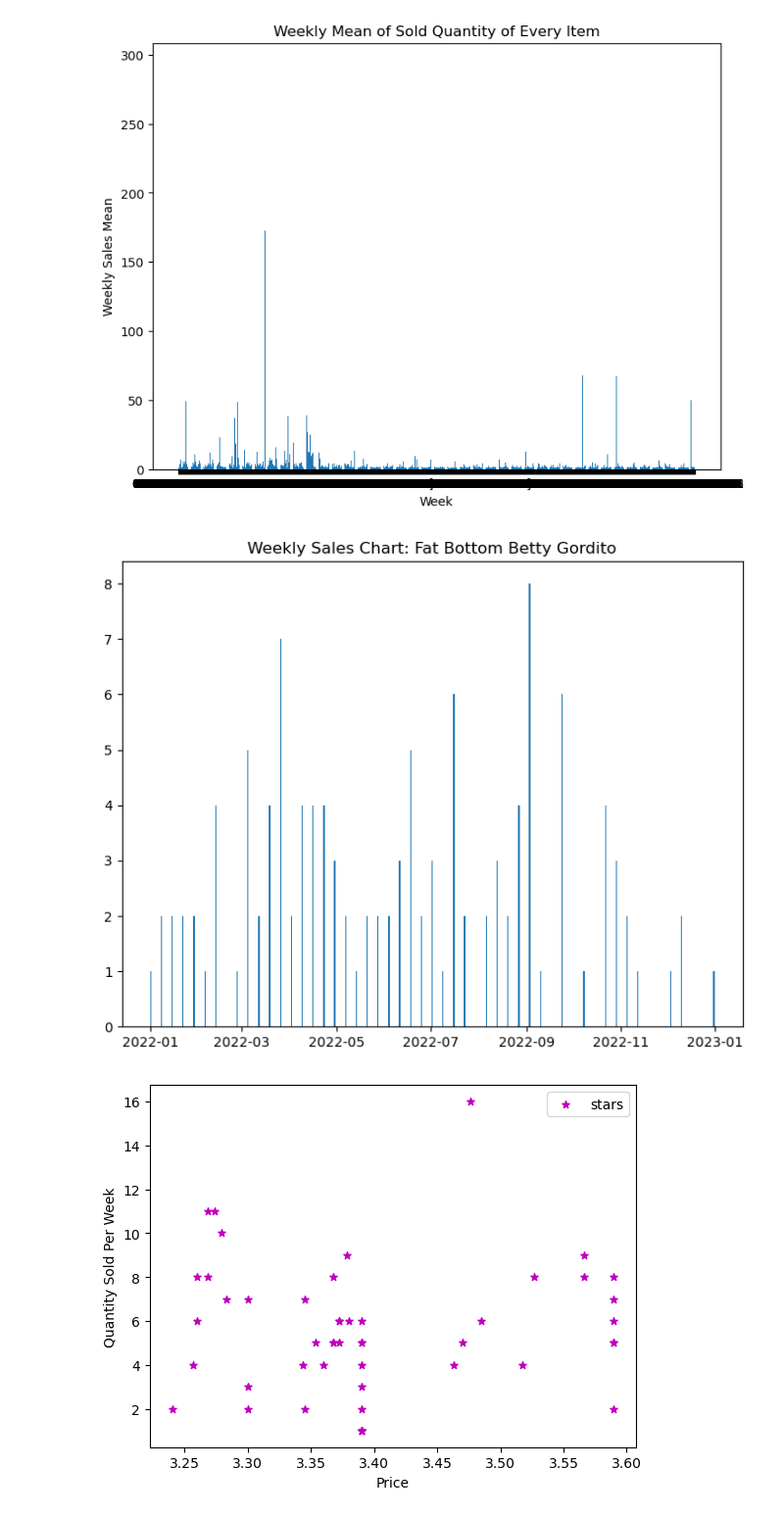
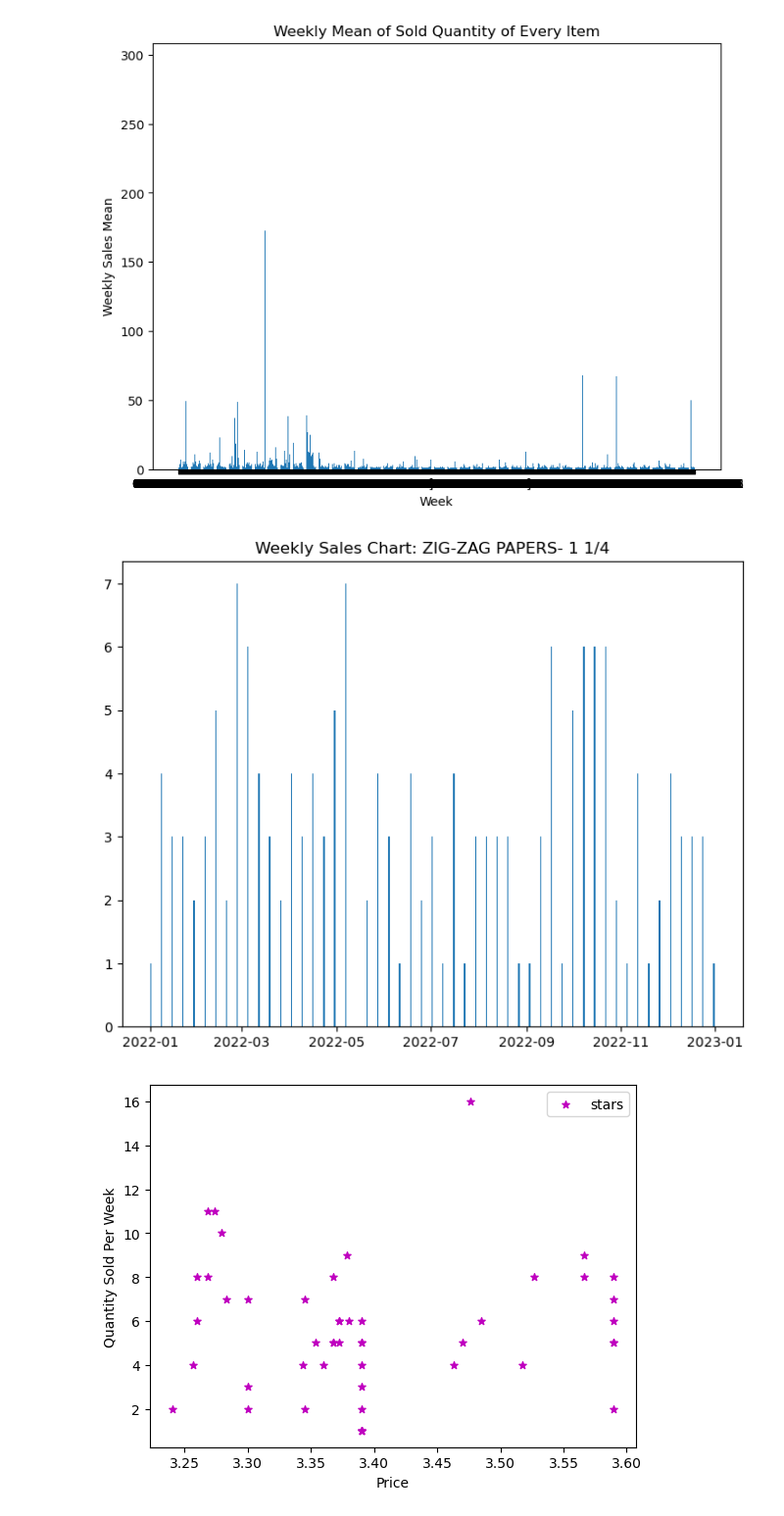
Before and after one commit to jcode999/Demand-Forecaster, a Jupyter notebook: Demand_Sale_Forecast.ipynb, the cells around one changed output. Shown: that part at 98% size. Drawn from its saved outputs; the diff is of its cells as text; code cells hidden in the pictures.

```diff
--- a/Demand_Sale_Forecast.ipynb
+++ b/Demand_Sale_Forecast.ipynb
@@ -0,0 +7,22 @@
+# %%
+#utility functions
+def collect_weekly_weather_data():
+    start = datetime(2022, 1, 1)
+    end = datetime(2022, 12, 31)
+
+    # Create Point for location of business, BC
+    frst_hll = Point(32.6721 , -97.2692, 70)
+
+    # Create Point for Vancouver, BC
+    data = Daily(frst_hll, start, end)
+    data = data.fetch()
+    date_range = pd.date_range(start='2022-01-01', end='2022-12-31', freq='D')
+    data['date'] = date_range
+
+
+    week = data.groupby(pd.Grouper(key="date", freq="7D",origin='2022-01-01')).agg({'tavg':'mean'})
+    week_reset = week.reset_index()
+    # Plot line chart including average, minimum and maximum temperature
+    #data.plot(y=['tavg', 'tmin', 'tmax'])
+    #plt.show()
+    return week_reset
@@ -151,6 +165,26 @@ df['Date'] = pd.to_datetime(df['Date'])
 #Find total number of sale quantity of each item per week, mean of Cost and Retail
 grp = df.groupby([pd.Grouper(key="Date", freq="7D",origin='2022-01-01'),'Scan Code','Description','Department']).agg({'Qty':'sum','POS Cost':'mean','POS Retail':'mean'})
 week_grp_lbl = grp.reset_index()
+week_grp_lbl['Temperature'] = ''
+weekly_avg_temp = collect_weekly_weather_data()
+weeks = list(weekly_avg_temp['date'])
+temps = list(weekly_avg_temp['tavg'])
+week_counter = 0
+print(' *Weeks: \n',weeks)
+print(' *Weeks len: ',len(weeks))
+print(' *Temps: \n',temps)
+print(' *Temp len: ',len(temps))
+for i in range(0,len(weeks)):
+    dates = week_grp_lbl[week_grp_lbl['Date'] == weeks[i]].index
+    week_grp_lbl.loc[dates, 'Temperature'] = temps[i]
+
+# for i in range(0,len(week_grp_lbl)):
+#     if week_grp_lbl['Date'][i] == weeks[week_counter]:
+#         week_grp_lbl['Temperature'][i] = temps[week_counter]
+#     else:
+#         week_counter =+ 1
+#         if week_counter <= len(weeks):
+#             week_grp_lbl['Temperature'][i] = temps[week_counter]
 
 week_grp_lbl.to_csv('demand_forecast_weekly.csv',index=False,index_label=False)
 week_grp_lbl
@@ -199,9 +241,9 @@ weekly_sales_mean_chart(item_mean_list)
 # %% [output]
 [figure]
 # %%
-weekly_sales_chart('818578014127',12,week_grp_lbl,item_dict)# popular cigar
+weekly_sales_chart('008660000026',12,week_grp_lbl,item_dict)# popular cigar
 # %% [output]
-[figure, old version]
+[figure, new version]
 # %%
 price_qty_chart('895216001060',week_grp_lbl,item_dict)
 # %% [output]
```
Also changed, not shown: parts of 8 cells of this notebook, 8 other files.
